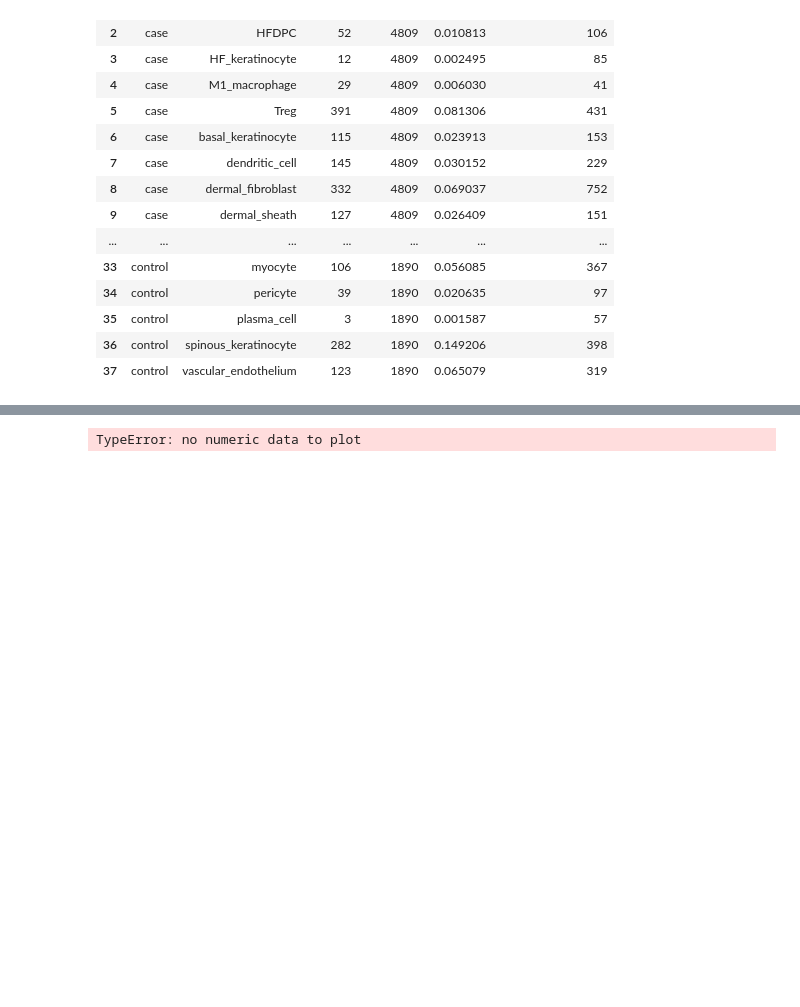
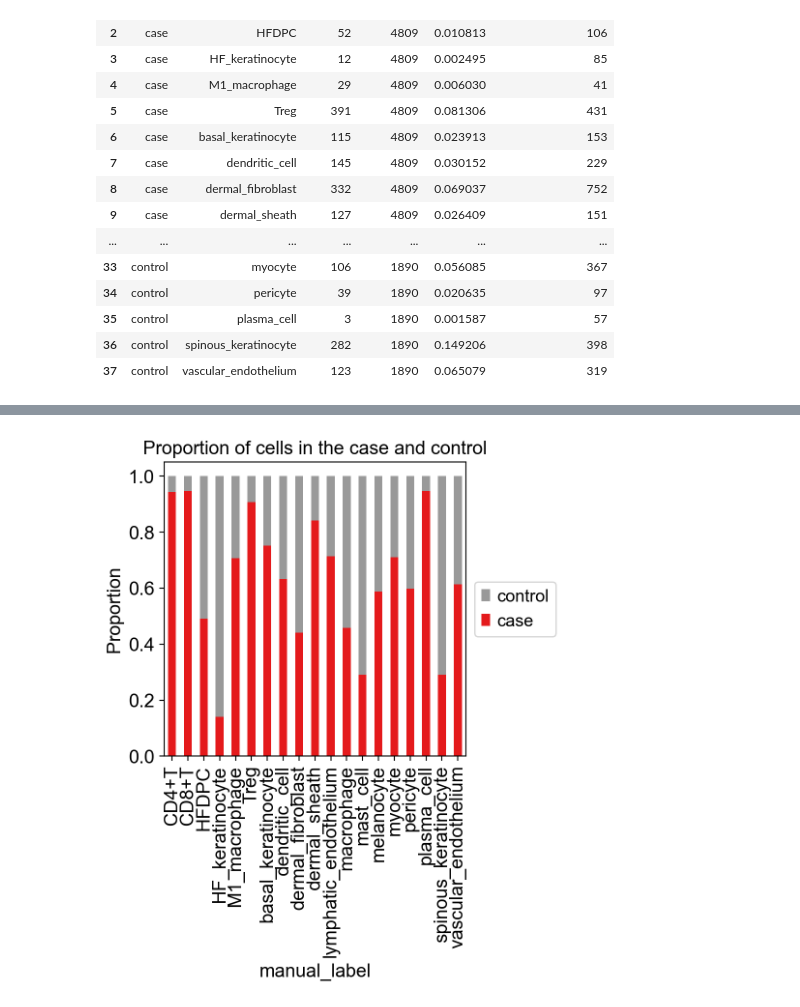
Before and after one commit to chira-ploy/singlecells-DataPlayground, a Jupyter notebook: alopecia_areata/alopecia_areata_analysis.ipynb, the cells around one changed output, grey strips where cells are left out. Saved outputs shown, nothing was run; the diff lists cells and outputs as text; code cells hidden in the pictures; blank space fills up the shorter version.

```diff
--- a/alopecia_areata/alopecia_areata_analysis.ipynb
+++ b/alopecia_areata/alopecia_areata_analysis.ipynb
@@ -307,10 +356,10 @@ df_grouped
 # %%
-ax = df_grouped.plot(x='manual_label', kind='bar', stacked=True, colormap='tab20')
-plt.legend(loc='center left', bbox_to_anchor=(2, 0.5), reverse=True)
+ax = df_grouped.plot(x= 'manual_label', kind='bar', stacked=True, colormap='Set1')
+plt.legend(loc='center left', bbox_to_anchor=(1, 0.5), reverse=True)
 plt.ylabel('Proportion')
-plt.title('Proportion of cells in the samples of case and control')
+plt.title('Proportion of cells in the case and control')
 # Remove grid lines
 ax.grid(False)
 plt.show()
 # %% [output]
-TypeError: no numeric data to plot
+[figure, added]
```
Also changed, not shown: parts of 14 cells of this notebook.
